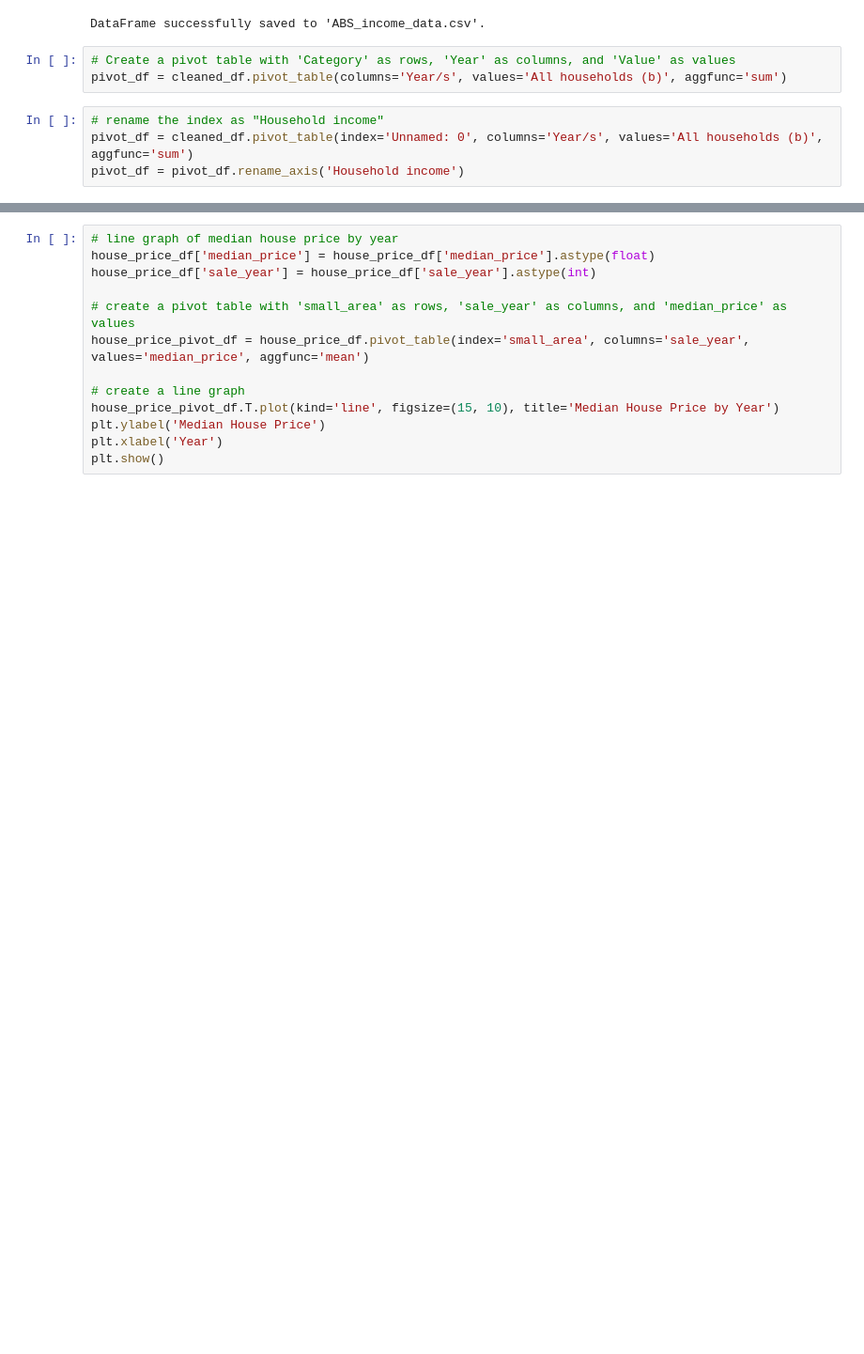
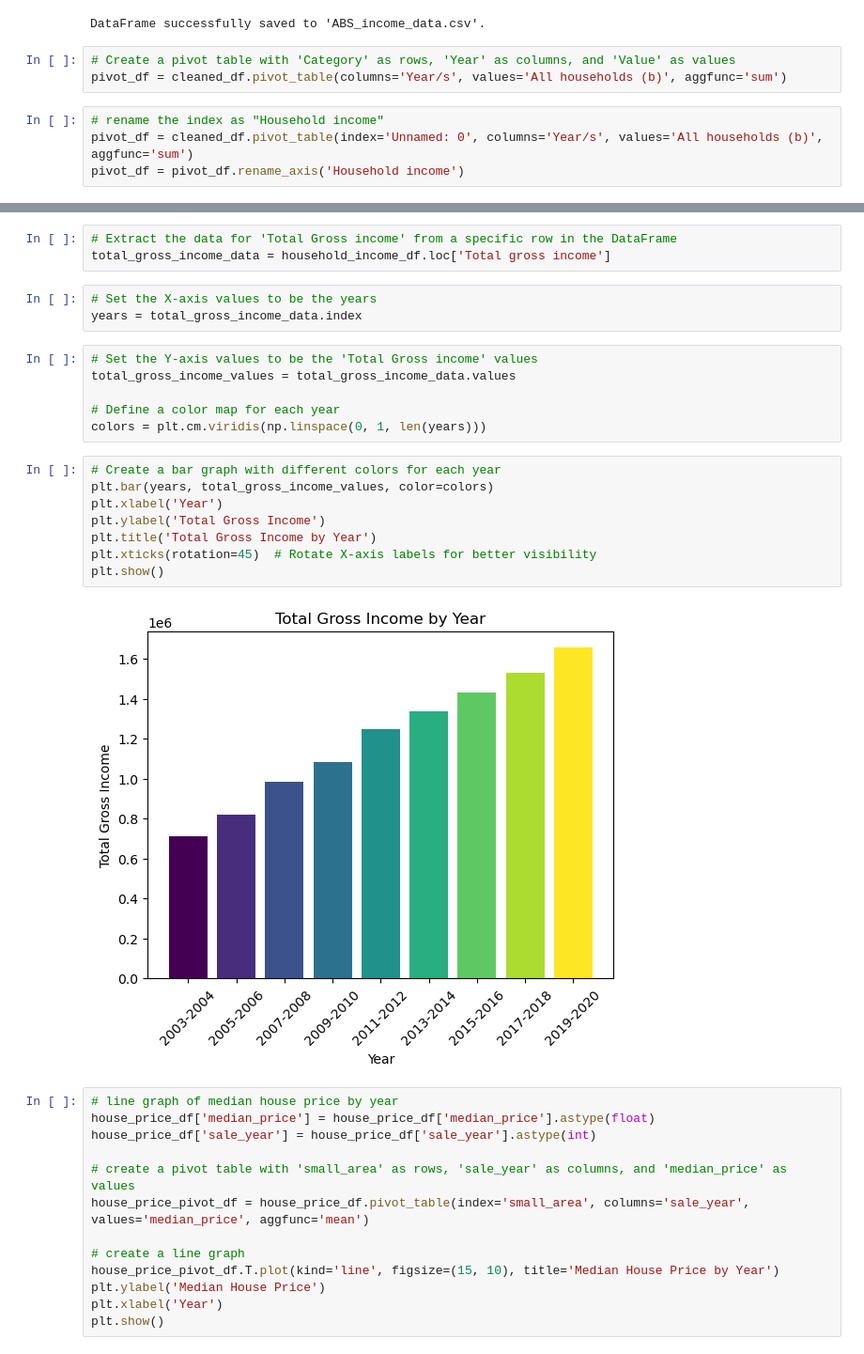
Before and after one commit to ElizabethDashwood/project-one-team2, a Jupyter notebook: Chart and graphs.ipynb, the cells around one changed output, grey strips where cells are left out. Shown at 94% size. Cells and saved outputs as stored; diff of their text form; blank space fills up the shorter version.

```diff
--- a/Chart and graphs.ipynb
+++ b/Chart and graphs.ipynb
@@ -240,3 +283,25 @@ plt.show()
+# %%
+# Extract the data for 'Total Gross income' from a specific row in the DataFrame
+total_gross_income_data = household_income_df.loc['Total gross income']
+# %%
+# Set the X-axis values to be the years
+years = total_gross_income_data.index
+# %%
+# Set the Y-axis values to be the 'Total Gross income' values
+total_gross_income_values = total_gross_income_data.values
+
+# Define a color map for each year
+colors = plt.cm.viridis(np.linspace(0, 1, len(years)))
+# %%
+# Create a bar graph with different colors for each year
+plt.bar(years, total_gross_income_values, color=colors)
+plt.xlabel('Year')
+plt.ylabel('Total Gross Income')
+plt.title('Total Gross Income by Year')
+plt.xticks(rotation=45)  # Rotate X-axis labels for better visibility
+plt.show()
+# %% [output]
+[figure, added]
 # %%
 # line graph of median house price by year
 house_price_df['median_price'] = house_price_df['median_price'].astype(float)
```
Also changed, not shown: parts of 62 cells of this notebook, 10 other files.
